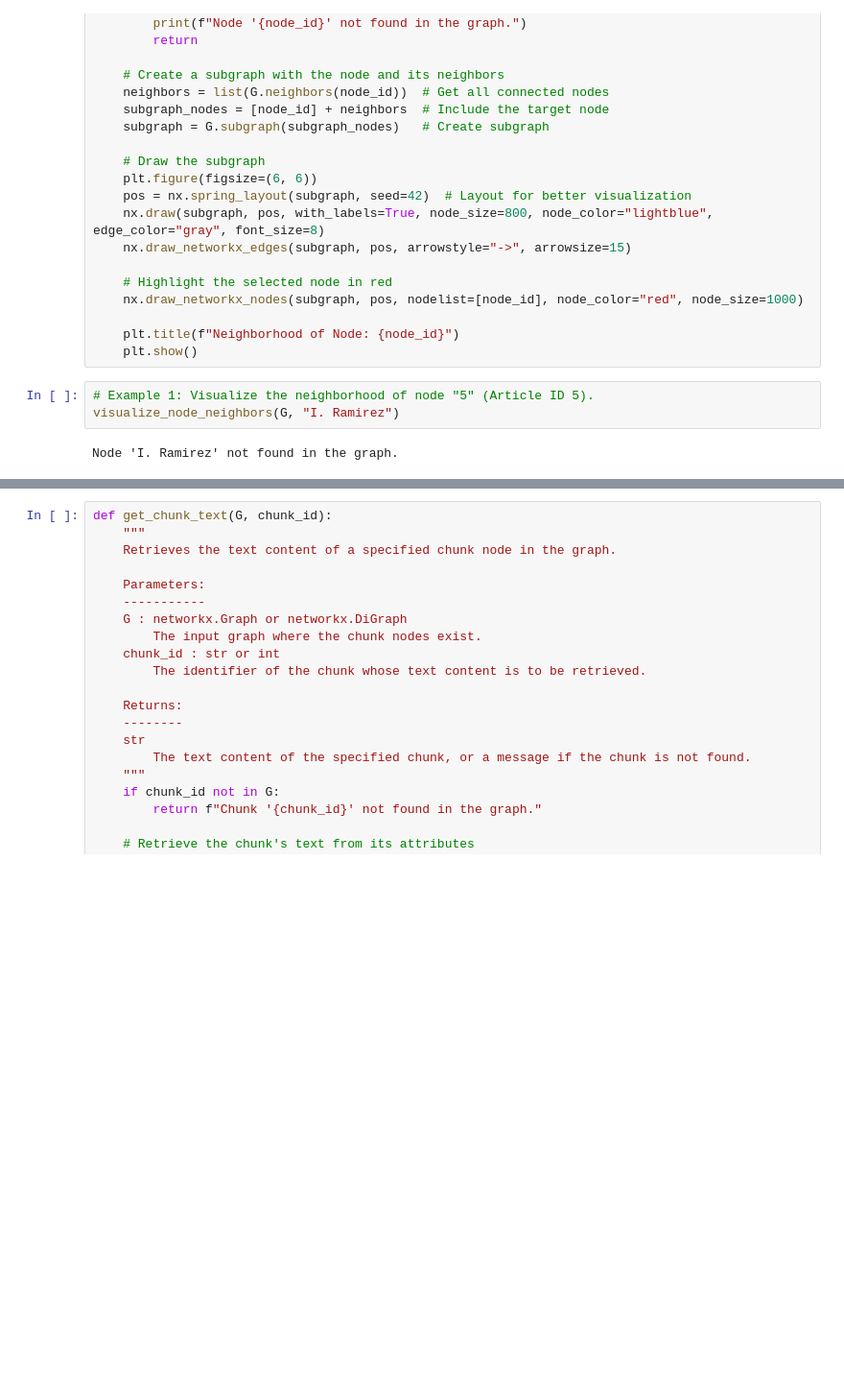
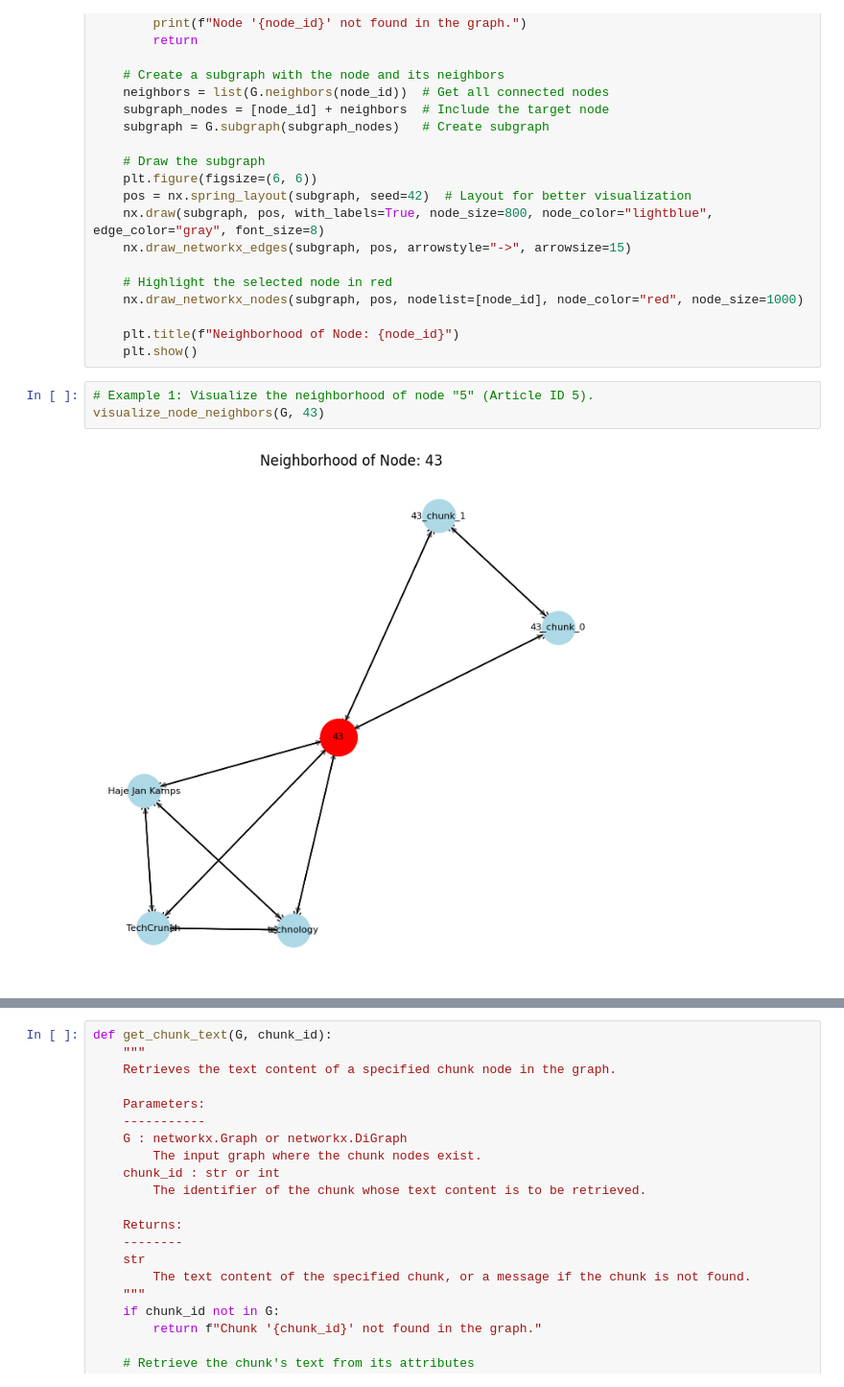
Before and after one commit to dev-mbarq/GraphRAG-internship-Diego, a Jupyter notebook: notebooks/document_graph_building.ipynb, the cells around one changed output, grey strips where cells are left out. Shown: that part at 96% size. Cells and saved outputs as stored; diff of their text form; blank space fills up the shorter version.

```diff
--- a/notebooks/document_graph_building.ipynb
+++ b/notebooks/document_graph_building.ipynb
@@ -421,9 +375,9 @@ def visualize_node_neighbors(G, node_id):
     plt.show()
 # %%
 # Example 1: Visualize the neighborhood of node "5" (Article ID 5).
-visualize_node_neighbors(G, "I. Ramirez")
+visualize_node_neighbors(G, 43)
 # %% [output]
-Node 'I. Ramirez' not found in the graph.
+[figure, added]
 # %%
 # Example 2: Visualize the neighborhood of node "sports" (Category "sports").
 visualize_node_neighbors(G, "sports")
```
Also changed, not shown: parts of 7 cells of this notebook, 1 other file.
